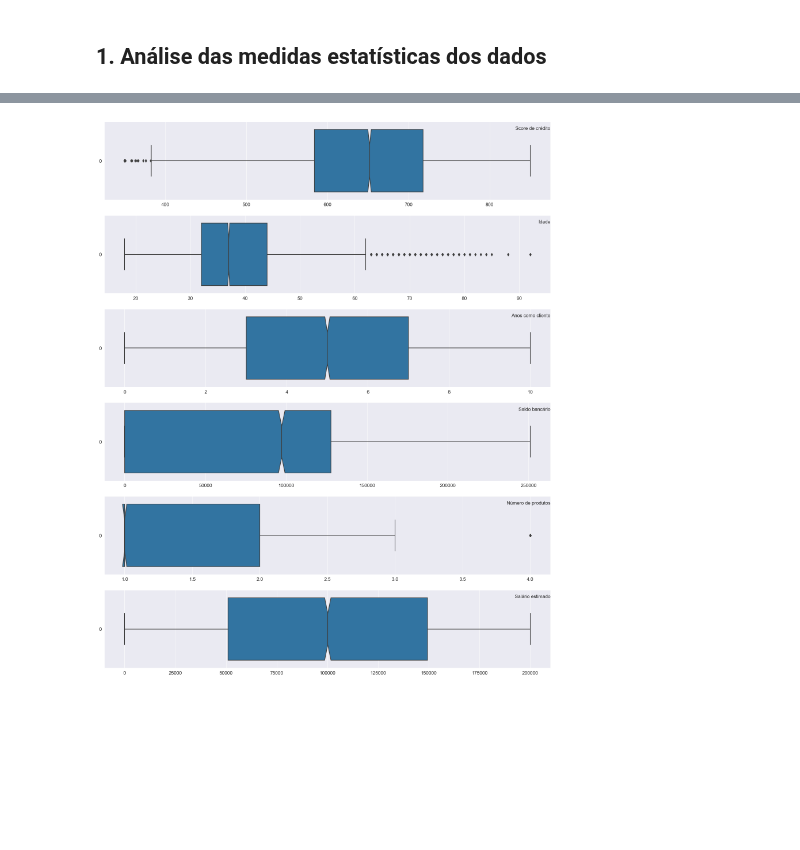
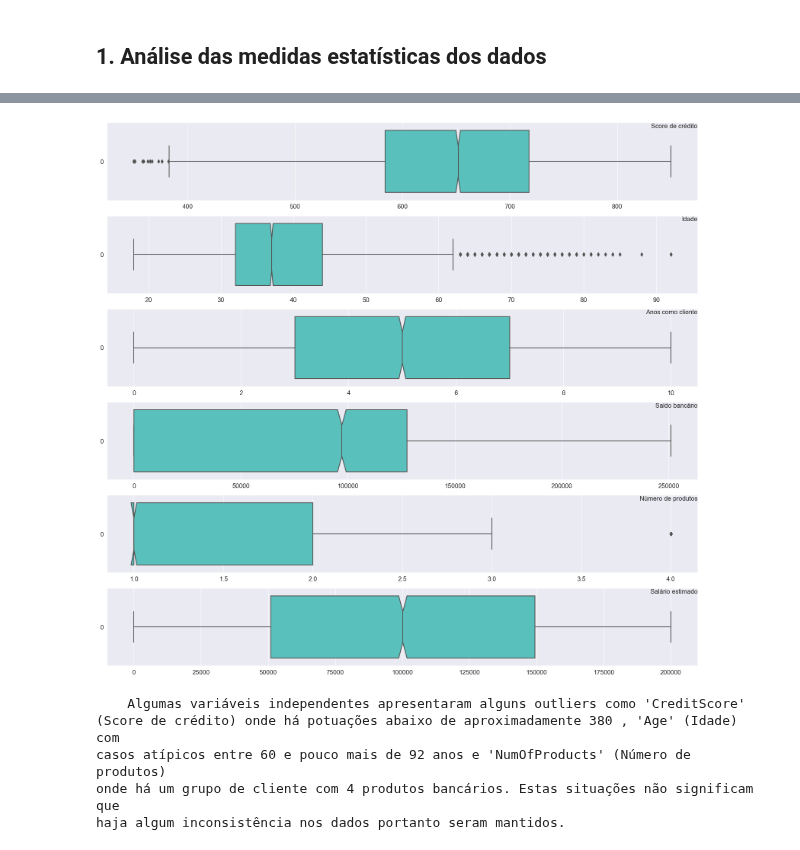
Before and after one commit to emso-exe/Churn_clientes_de_banco, a Jupyter notebook: churn_clientes_de_banco.ipynb, the cells around one changed output, grey strips where cells are left out. Drawn from its saved outputs; the diff is of its cells as text; code cells hidden in the pictures; blank space fills up the shorter version.

```diff
--- a/churn_clientes_de_banco.ipynb
+++ b/churn_clientes_de_banco.ipynb
@@ -316,25 +316,39 @@ df.describe().T
 # %%
 # Função para geração de gráficos boxplot
 
 def graf_boxplot(coluna, ax, title):
-    sns.boxplot(data=coluna, ax=ax, notch=True, orient='h')
+    sns.boxplot(data=coluna, ax=ax, notch=True,
+                orient='h', color='mediumturquoise')
     ax.set(xlabel='', ylabel='')
     ax.tick_params(labelsize=12)
     ax.ticklabel_format(style='plain', axis='x')
     ax.set_title(title, loc='right', fontsize=12, pad=-10)
 
 
 fig, (ax1, ax2, ax3, ax4, ax5, ax6) = plt.subplots(
-    nrows=6, ncols=1, figsize=(20, 20))
+    nrows=6, ncols=1, figsize=(20, 15))
 
 graf_boxplot(df['CreditScore'], ax1, 'Score de crédito')
 graf_boxplot(df['Age'], ax2, 'Idade')
 graf_boxplot(df['Tenure'], ax3, 'Anos como cliente')
 graf_boxplot(df['Balance'], ax4, 'Saldo bancário')
 graf_boxplot(df['NumOfProducts'], ax5, 'Número de produtos')
 graf_boxplot(df['EstimatedSalary'], ax6, 'Salário estimado')
 
 plt.subplots_adjust(top=1.9, bottom=0.95)
 plt.show()
+
+print('''
+    Algumas variáveis independentes apresentaram alguns outliers como 'CreditScore'
+(Score de crédito) onde há potuações abaixo de aproximadamente 380 , 'Age' (Idade) com
+casos atípicos entre 60 e pouco mais de 92 anos e 'NumOfProducts' (Número de produtos)
+onde há um grupo de cliente com 4 produtos bancários. Estas situações não significam que
+haja algum inconsistência nos dados portanto seram mantidos.
+''')
 # %% [output]
-[figure, old version]
+[figure, new version]
+    Algumas variáveis independentes apresentaram alguns outliers como 'CreditScore'
+(Score de crédito) onde há potuações abaixo de aproximadamente 380 , 'Age' (Idade) com
+casos atípicos entre 60 e pouco mais de 92 anos e 'NumOfProducts' (Número de produtos)
+onde há um grupo de cliente com 4 produtos bancários. Estas situações não significam que
+haja algum inconsistência nos dados portanto seram mantidos.
```
